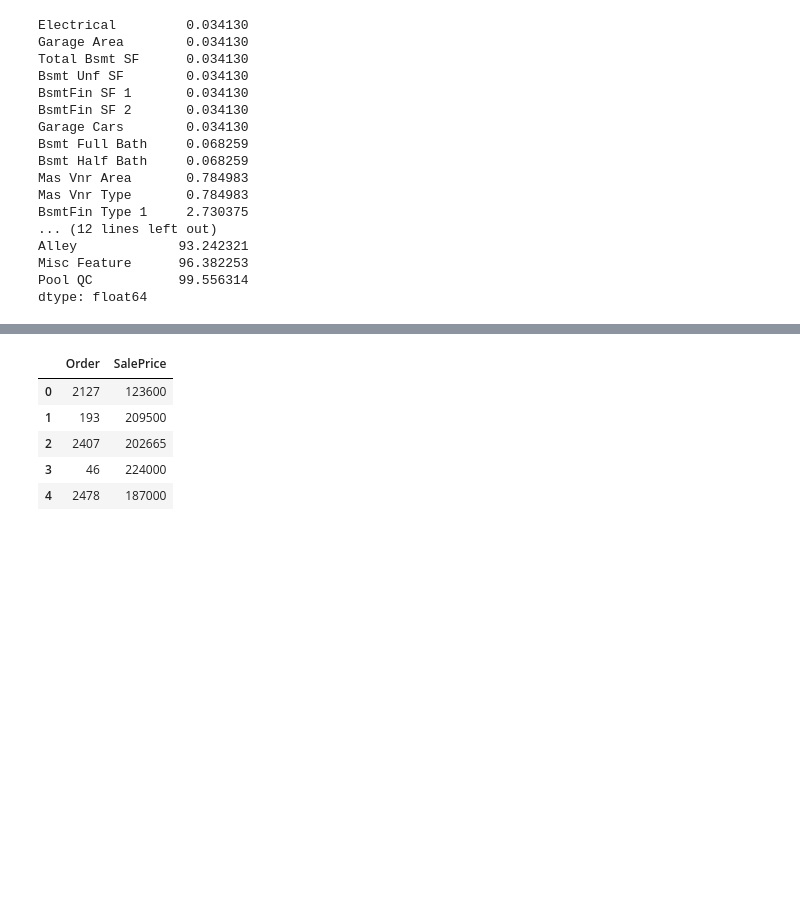
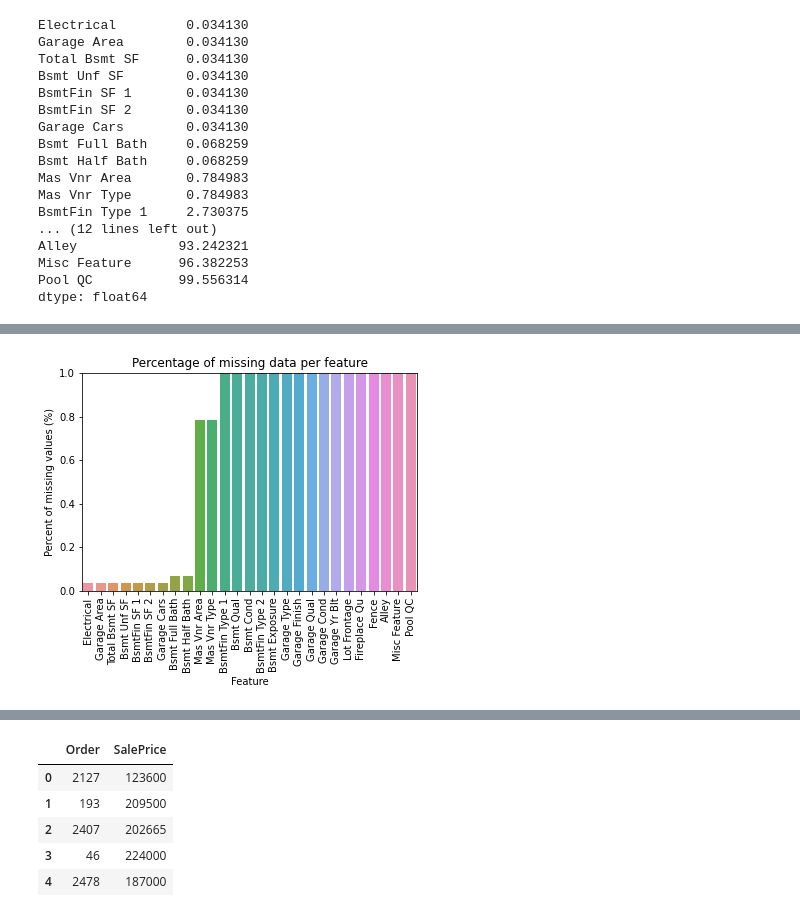
Before and after one commit to Youri-is-super-awesome/Bitches-and-beaches, a Jupyter notebook: code/version_1.ipynb, the cells around one changed output, grey strips where cells are left out. Saved outputs shown, nothing was run; the diff lists cells and outputs as text; code cells hidden in the pictures; blank space fills up the shorter version.

Commit message:
Changes in cleaning the data

```diff
--- a/code/version_1.ipynb
+++ b/code/version_1.ipynb
@@ -166,0 +142,15 @@ memory usage: 1.8+ MB
+# %%
+# 1: check which rows to drop, depending on a treshold of 1%
+sns.barplot(x = percent_missing_data.index, y = percent_missing_data)
+plt.xticks(rotation = 90)
+
+# zoom in on the threshold percentage of 1
+plt.ylim(0 , 1)
+
+# set labels
+plt.title('Percentage of missing data per feature')
+plt.xlabel('Feature')
+plt.ylabel('Percent of missing values (%)')
+plt.show()
+# %% [output]
+[figure, added]
```
Also changed, not shown: parts of 8 cells of this notebook.
